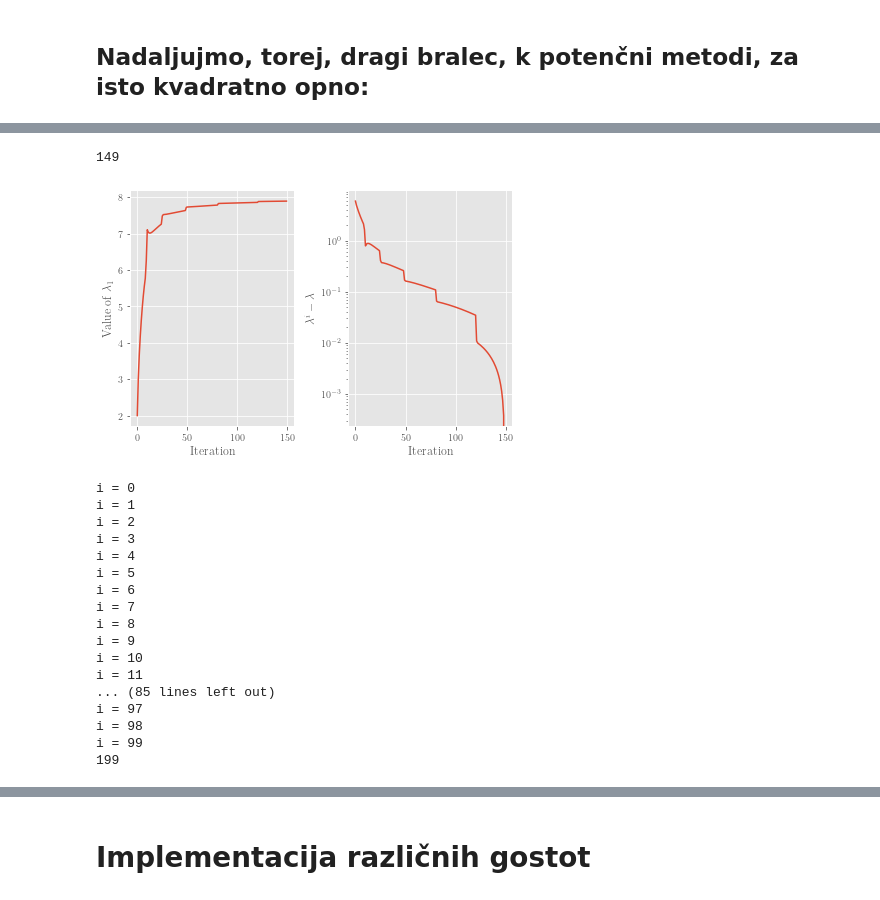
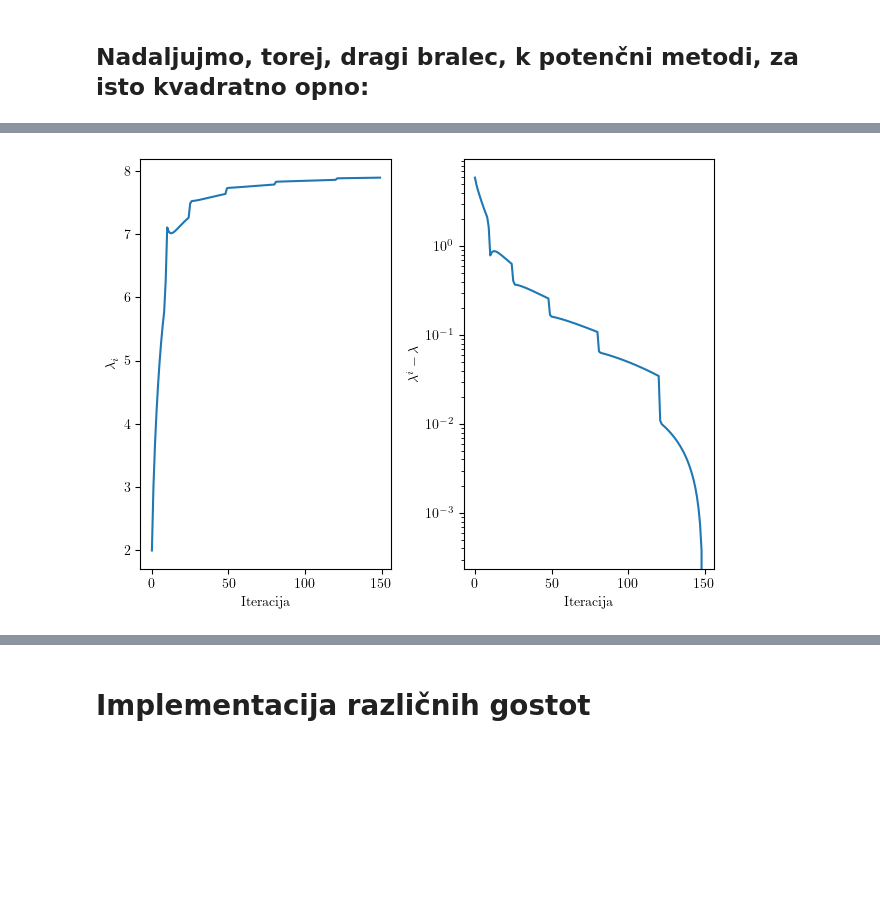
Before and after one commit to 5roop/modelska, a Jupyter notebook: 206/old/206.ipynb, the cells around one changed output, grey strips where cells are left out. Saved outputs shown, nothing was run; the diff lists cells and outputs as text; code cells hidden in the pictures; blank space fills up the shorter version.

```diff
--- a/206/old/206.ipynb
+++ b/206/old/206.ipynb
@@ -1,11 +1,11 @@
 # %%
-%load_ext blackcellmagic
+# %load_ext blackcellmagic
 import numpy as np
 import matplotlib.pyplot as plt
 import pandas as pd
 import scipy
 from scipy.optimize import root_scalar
-plt.style.use("ggplot")
+# plt.style.use("ggplot")
 plt.rcParams['font.family'] = "serif"
 plt.rc('text', usetex=True)
 from numba import jit, njit
@@ -104,12 +104,12 @@ value, potek = power_method(A)
 
 
 fig, [ax1, ax2] = plt.subplots(ncols=2)
-ax1.set_xlabel(r"Iteration")
-ax1.set_ylabel(r"Value of $\lambda_1$")
+ax1.set_xlabel(r"Iteracija")
+ax1.set_ylabel(r"$\lambda_1$")
 ax1.set_xlim((-100, 1000))
 # ax1.set_yscale("log")
 ax2.set_yscale("log")
-ax2.set_xlabel(r"Iteration")
+ax2.set_xlabel(r"Iteracija")
 ax2.set_ylabel(r"$\lambda_1^i - \lambda_1$")
 
 
@@ -126,66 +126,48 @@ plt.show()
 # %%
-
+@jit
 def inverse_power_method(A, sigma, num_iter=1000):
     values = np.zeros(num_iter, dtype=float)
     b = np.full(A.shape[0], 1.0)
     for i in range(num_iter):
-        print(i, end="\r")
+        # print(i, end="\r")
         mat = np.linalg.inv(A - sigma * np.identity(A.shape[0]))
         prod = np.dot(A, b)
         norm = np.max(prod)
         #print(b, norm)
         b = prod / norm
         values[i] = norm
     return norm, values
 
 
 
 
 
 fig, [ax1, ax2] = plt.subplots(ncols=2)
-ax1.set_xlabel(r"Iteration")
-ax1.set_ylabel(r"Value of $\lambda_1$")
+ax1.set_xlabel(r"Iteracija")
+ax1.set_ylabel(r"$\lambda_i$")
 #ax1.set_xlim((-100, 1000))
 # ax1.set_yscale("log")
 ax2.set_yscale("log")
-ax2.set_xlabel(r"Iteration")
+ax2.set_xlabel(r"Iteracija")
 ax2.set_ylabel(r"$\lambda^i - \lambda$")
 
 
 value, potek = inverse_power_method(A, 8, num_iter=150)
 ax1.plot(potek, )
 ax2.plot(np.abs(potek[-1] - potek))
 
 
 plt.tight_layout()
 plt.savefig("1-0-inverse_powermethod.pdf")
 plt.show()
 # %% [output]
-149
-[figure, old version]
+[figure, new version]
 # %%
 
-sigmas = np.linspace(0, 8, 100)
+sigmas = np.linspace(0, 8, 8)
 eigenvalues_inverse = np.zeros_like(sigmas)
-for i, sigma in enumerate(sigmas):
-    print(f"i = {i}")
-    value,_ = inverse_power_method(A, sigma, num_iter = 200)
-    eigenvalues_inverse[i] = value
+from concurrent.futures import ProcessPoolExecutor
+def f(sigma):
+    return inverse_power_method(A, sigma, num_iter=50)[1][-1]
+with ProcessPoolExecutor(max_workers = 4) as executor:
+    eigenvalues_inverse = list(executor.map(f, sigmas.tolist()))
-# %% [output]
-i = 0
-i = 1
-i = 2
-i = 3
-i = 4
-i = 5
-i = 6
-i = 7
-i = 8
-i = 9
-i = 10
-i = 11
-... (85 lines left out)
-i = 97
-i = 98
-i = 99
-199
```
Also changed, not shown: parts of 24 cells of this notebook, 34 other files.
